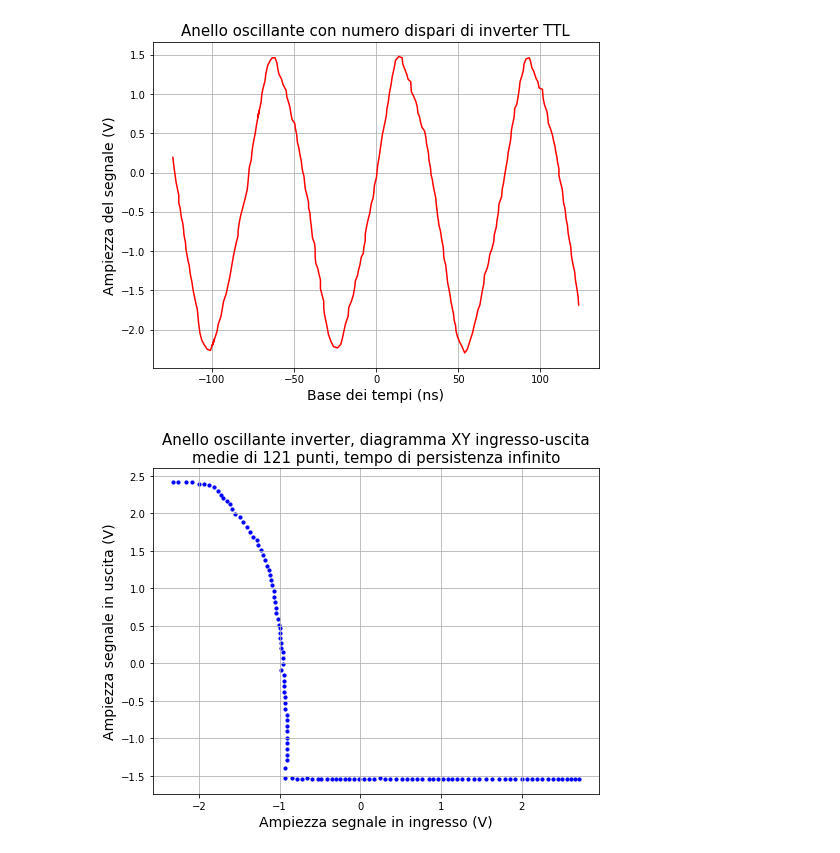
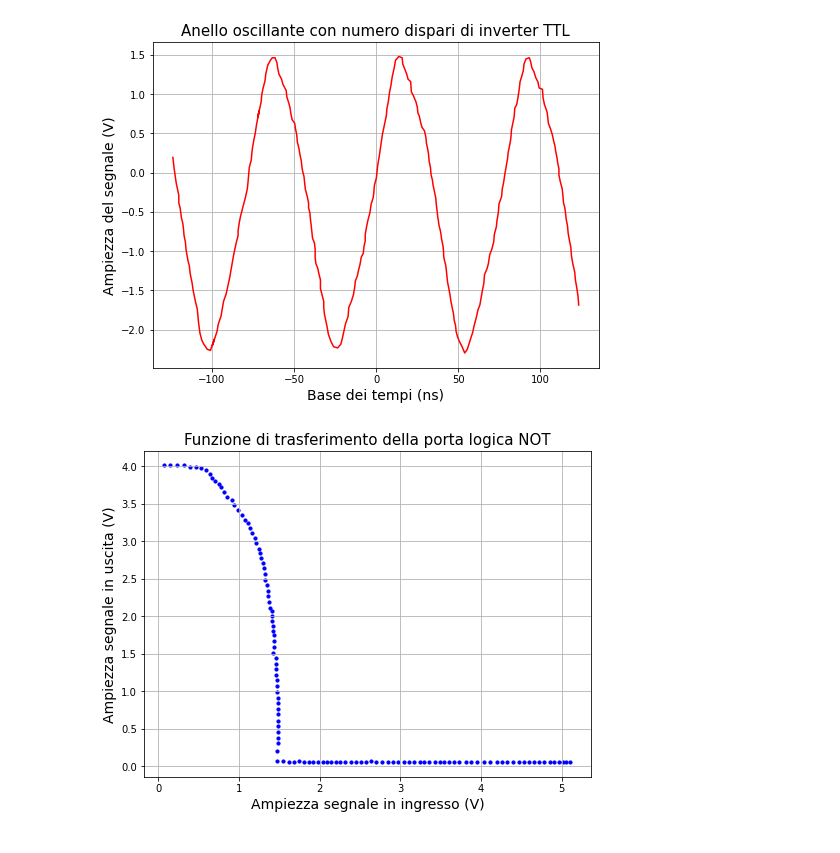
Before and after one commit to valeriopagliarino/Electronics-2021-UNITO-Public, a Jupyter notebook: analysis/1_Ring_oscillator.ipynb, the cells around one changed output. Saved outputs shown, nothing was run; the diff lists cells and outputs as text; code cells hidden in the pictures.

```diff
--- a/analysis/1_Ring_oscillator.ipynb
+++ b/analysis/1_Ring_oscillator.ipynb
@@ -138,17 +136,17 @@ plt.savefig(f"{OUTPUTDIR}/oscillating-ring.pdf")
 [figure]
 # %%
 oscXY = pd.read_csv(f'{DATADIR}/25-10-21/XY-inVSout-NOT.csv')
-x_data = oscXY.to_numpy().transpose()[0]    #Offset traslazione canali
-y_data = oscXY.to_numpy().transpose()[1]   #Offset traslazione canali
+x_data = oscXY.to_numpy().transpose()[0] + 2.4   #Offset traslazione canali
+y_data = oscXY.to_numpy().transpose()[1] + 1.6   #Offset traslazione canali
 
 fig, ax = plt.subplots(nrows = 1, ncols = 1, figsize=(8, 6))
 ax.scatter(x_data, y_data, s=10, color='b')
 
 plt.xlabel('Ampiezza segnale in ingresso (V)',fontsize=14)
 plt.ylabel('Ampiezza segnale in uscita (V)',fontsize=14)
-plt.title('Anello oscillante inverter, diagramma XY ingresso-uscita\nmedie di 121 punti, tempo di persistenza infinito',fontsize=15)
+plt.title('Funzione di trasferimento della porta logica NOT',fontsize=15)
 ax.grid()
 
 plt.savefig(f"{OUTPUTDIR}/inverter_ring_xy.pdf")
 # %% [output]
-[figure, old version]
+[figure, new version]
```
Also changed, not shown: parts of 1 cell of this notebook, 1 other file.
